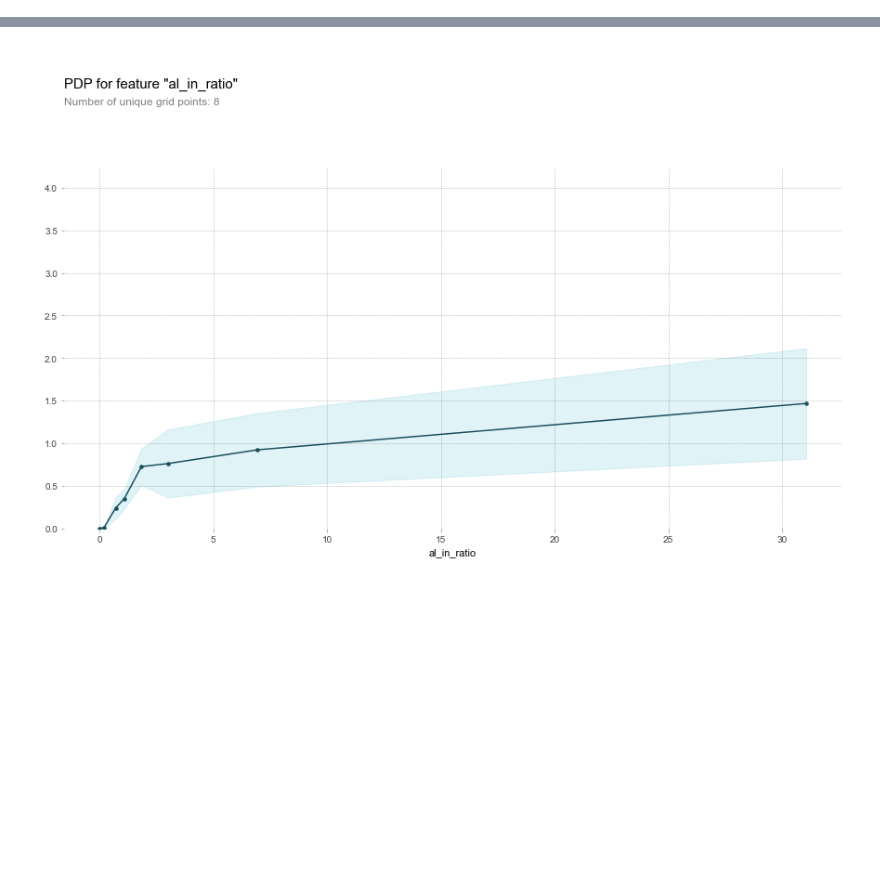
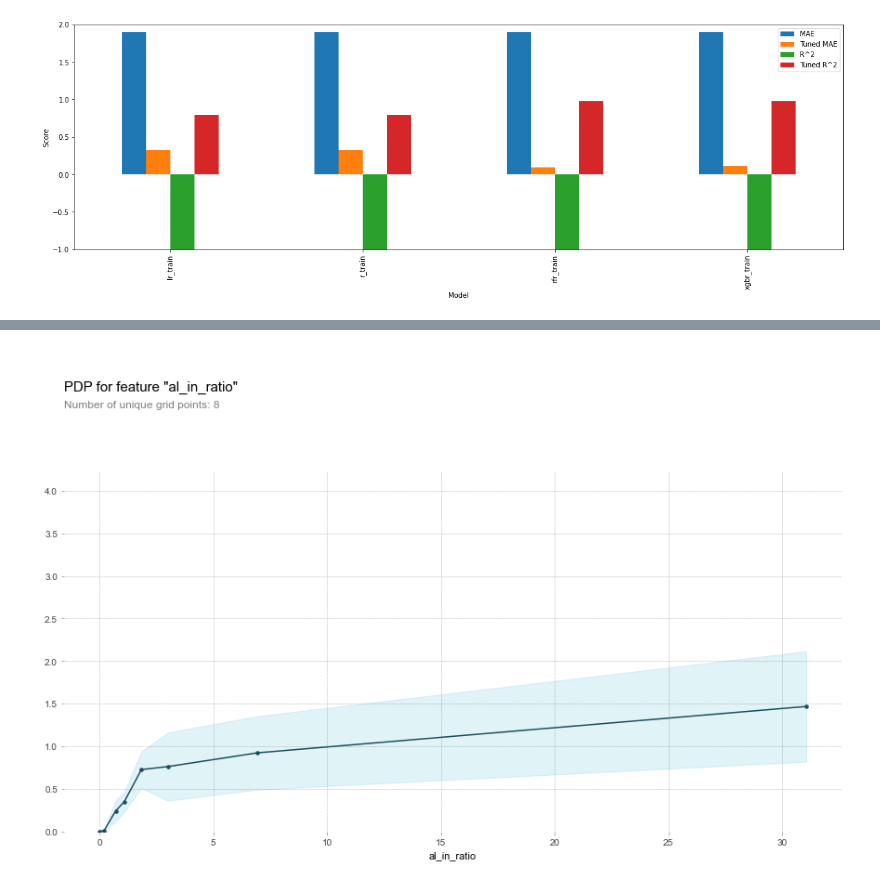
Before and after one commit to no-i-in-team/reesh, a Jupyter notebook: conductors/unit_2_project.ipynb, the cells around one changed output, grey strips where cells are left out. Drawn from its saved outputs; the diff is of its cells as text; code cells hidden in the pictures; blank space fills up the shorter version.

```diff
--- a/conductors/unit_2_project.ipynb
+++ b/conductors/unit_2_project.ipynb
@@ -520,0 +16,6 @@ xgbr2_importances.plot( kind = 'bar' , figsize = ( 10 , 10 ) )
+# %%
+# Import data
+url = 'https://raw.githubusercontent.com/no-i-in-team/reesh/master/conductors/train.csv'
+train = pd.read_csv( url , index_col= 'id' )
+
+# test = pd.read_csv( 'test.csv' , index_col = 'id' )
@@ -520,0 +396,34 @@ xgbr2_importances.plot( kind = 'bar' , figsize = ( 10 , 10 ) )
+# %%
+mae_cols = [ 'MAE' , 'Tuned MAE' ]
+r2_cols = [ 'R^2' , 'Tuned R^2' ]
+
+# Scores using training data
+
+for col in mae_cols:
+    bg_tscores[ col ] = bg_tscores[ col ].apply( bgmae_train )
+for col in r2_cols:
+    bg_tscores[ col ] = bg_tscores[ col ].apply( bgr2_train )
+
+for col in mae_cols:
+    f_tscores[ col ] = f_tscores[ col ].apply( fmae_train )
+for col in r2_cols:
+    f_tscores[ col ] = f_tscores[ col ].apply( fr2_train )
+
+# now using validation data
+
+for col in mae_cols:
+    bg_vscores[ col ] = bg_vscores[ col ].apply( bgmae_val )
+for col in r2_cols:
+    bg_vscores[ col ] = bg_vscores[ col ].apply( bgr2_val )
+
+for col in mae_cols:
+    f_vscores[ col ] = f_vscores[ col ].apply( fmae_val )
+for col in r2_cols:
+    f_vscores[ col ] = f_vscores[ col ].apply( fr2_val )
+# %%
+bgts_plot = bg_tscores.plot.bar( ylim = ( -1 , 2 ) ,
+                                figsize = ( 20 , 6 ) ,
+                                ylabel = 'Score' ,
+                                xlabel = 'Model' )
+# %% [output]
+[figure, added]
```
Also changed, not shown: parts of 36 cells of this notebook.
